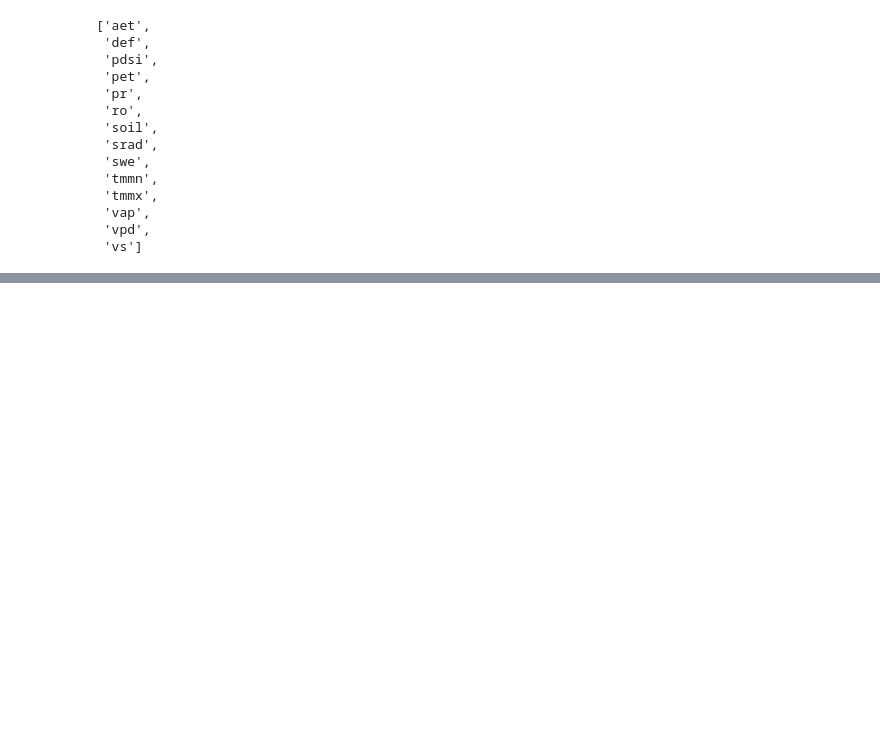
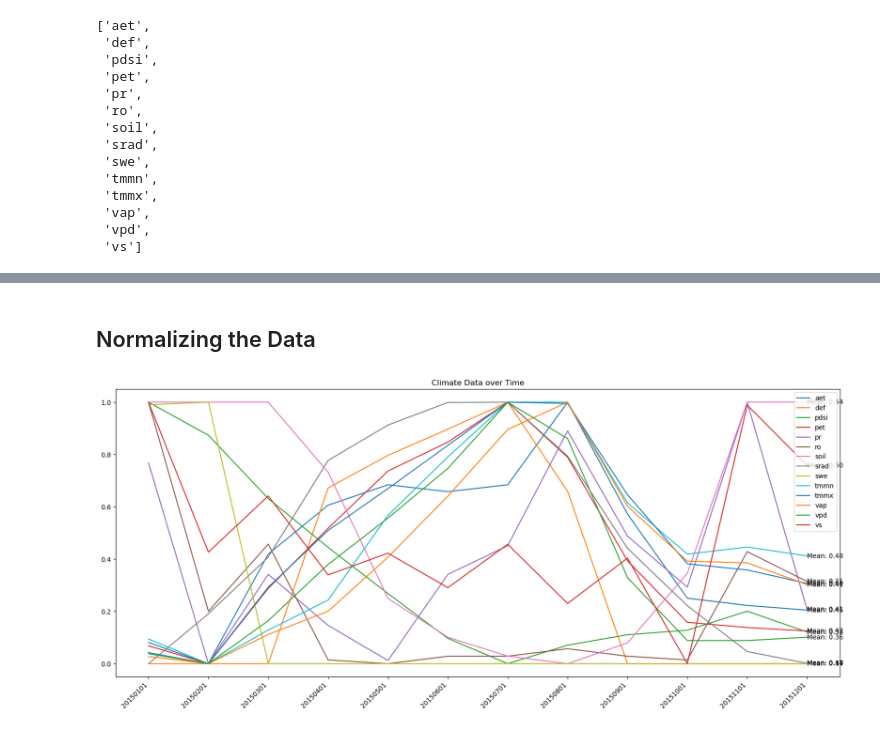
Before and after one commit to moienr/SoilNet, a Jupyter notebook: dataset/Climate/climate_data_analysis.ipynb, the cells around one changed output, grey strips where cells are left out. Cells and saved outputs as stored; diff of their text form; code cells hidden in the pictures; blank space fills up the shorter version.

```diff
--- a/dataset/Climate/climate_data_analysis.ipynb
+++ b/dataset/Climate/climate_data_analysis.ipynb
@@ -76,0 +77,24 @@ plt.show()
+# %% [markdown]
+## Normalizing the Data
+# %%
+plt.figure(figsize=(20, 8))
+# Plot the data
+for i, arr in enumerate(rows):
+    mm = MinMaxScaler()
+    mm.fit(arr.reshape(-1, 1))
+    arr= mm.transform(arr.reshape(-1, 1))
+    arr = arr.reshape(-1)
+
+    plt.plot(dates, arr, label=feature_names[i])
+    # Calculate and add the mean value label
+    mean_val = np.mean(arr)
+    plt.text(dates[-1], arr[-1], f"Mean: {mean_val:.2f}", va='center', ha='left', color='black')
+
+# Set the plot title and legend
+plt.title('Climate Data over Time')
+plt.legend(loc='upper right')
+plt.xticks(dates, rotation=45, ha='right')
+# Show the plot
+plt.show()
+# %% [output]
+[figure, added]
```
Also changed, not shown: parts of 7 cells of this notebook.
